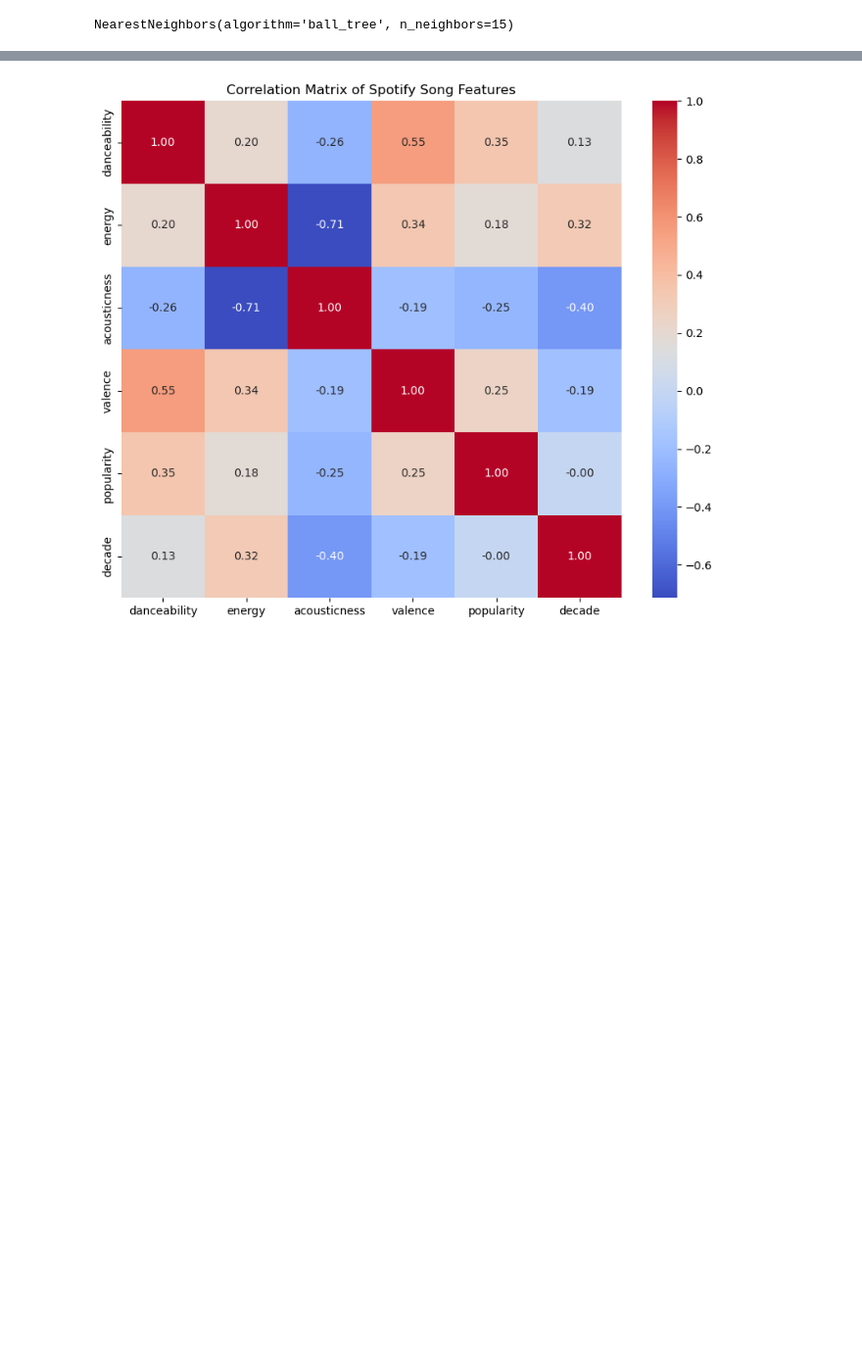
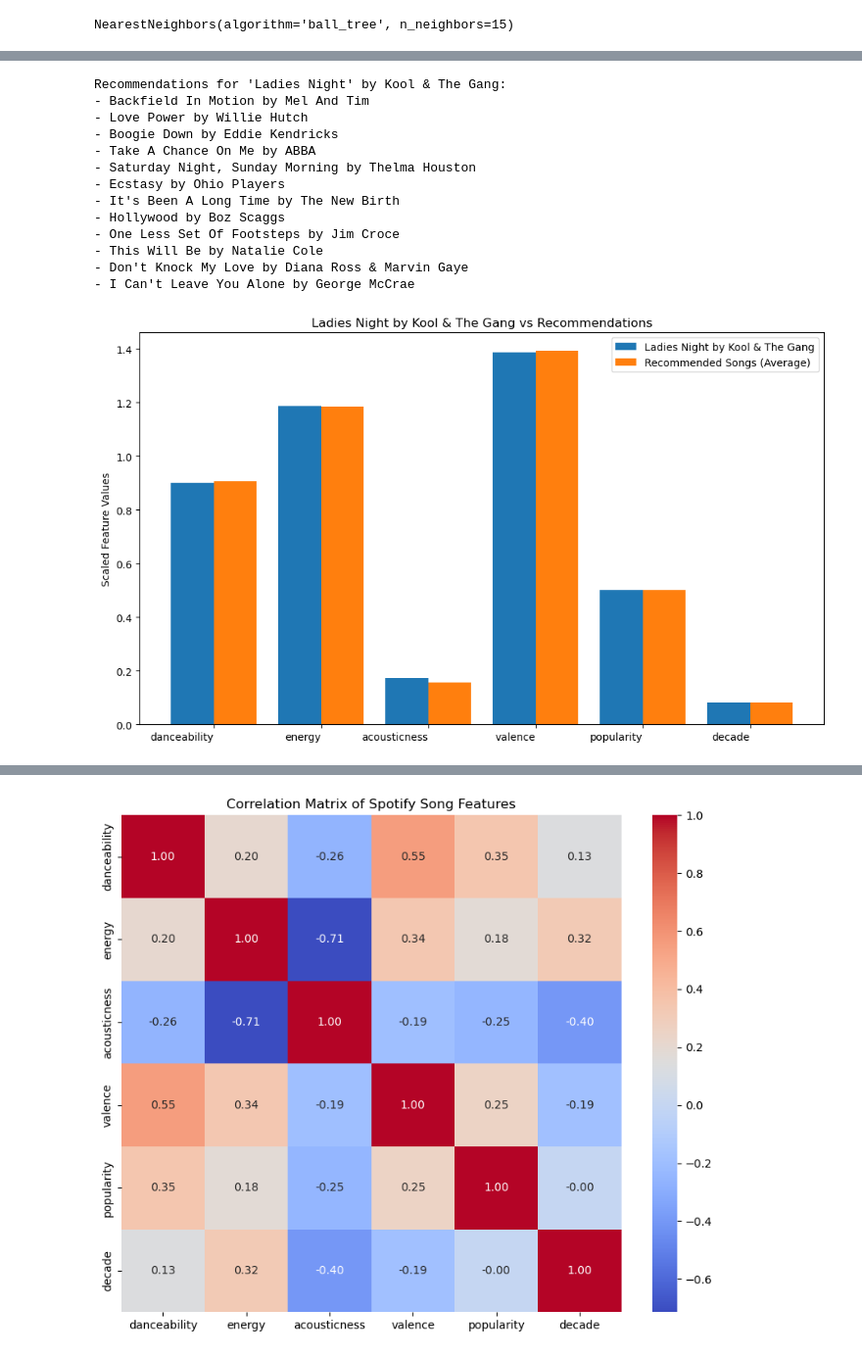
Before and after one commit to mftobin/Project4-stl, a Jupyter notebook: Evan_notebook.ipynb, the cells around one changed output, grey strips where cells are left out. Shown: that part at 98% size. Drawn from its saved outputs; the diff is of its cells as text; code cells hidden in the pictures; blank space fills up the shorter version.

Commit message:
updated visual code and weights

```diff
--- a/Evan_notebook.ipynb
+++ b/Evan_notebook.ipynb
@@ -133,0 +118,3 @@ print(X_scaled[1])
+# %%
+# Apply the weights to the scaled features
+weighted_features = X_scaled * pd.Series(weights)
@@ -134,6 +132,6 @@ print(X_scaled[1])
 # %%
 # Train a k-Nearest Neighbors model
 model = NearestNeighbors(n_neighbors=15, algorithm='ball_tree')
-model.fit(X_scaled)
+model.fit(weighted_features)
 # %% [output]
 NearestNeighbors(algorithm='ball_tree', n_neighbors=15)
@@ -187,12 +143,13 @@ def visualize_features(original_features, recommendation_features, feature_names
     # Creates a bar chart comparing features of the input song with the recommendations.
     recommendation_features = np.array(recommendation_features)
     avg_recommendation_features = recommendation_features.mean(axis=0)
+
     x = np.arange(len(feature_names))
 
     plt.figure(figsize=(10, 6))
     plt.bar(x - 0.2, original_features.flatten(), width=0.4, label=f"{song_title} by {artist_name}")
     plt.bar(x + 0.2, avg_recommendation_features, width=0.4, label="Recommended Songs (Average)")
-    plt.xticks(x, feature_names, rotation=45)
+    plt.xticks(x, feature_names, ha='right')
     plt.title(f"{song_title} by {artist_name} vs Recommendations")
     plt.ylabel("Scaled Feature Values")
     plt.legend()
@@ -236,24 +193,26 @@ def recommend_songs_with_visuals(song_title, artist_name, num_recommendations=5)
         print(f"Error: Song '{song_title}' by '{artist_name}' not found in the dataset.")
         return
 
-    # Get the index and features of the input song
+    # Get the index and weighted features of the input song
     song_index = song_row.index[0]
-    song_features = X_scaled[song_index].reshape(1, -1)
+    song_features = weighted_features.loc[song_index].values.reshape(1, -1)  # Use weighted_features here
+
+    # Convert to DataFrame with correct feature names
+    song_features_df = pd.DataFrame(song_features, columns=weighted_features.columns)
 
     # Find nearest neighbors
-    distances, indices = model.kneighbors(song_features)
+    distances, indices = model.kneighbors(song_features_df)
 
     # Map indices back to the original DataFrame
-    original_indices = songs_df.index
     recommendations = []
     recommendation_features = []  # Store features of recommended songs
 
     for i in indices.flatten():
-        original_index = original_indices[i]  # Map to original index
+        original_index = songs_df.index[i]  # Map to original index
         if (songs_df.loc[original_index, 'track_lower'] != song_row.iloc[0]['track_lower'] and
             songs_df.loc[original_index, 'artist_lower'] != song_row.iloc[0]['artist_lower']):
             recommendations.append((songs_df.loc[original_index, 'track'], songs_df.loc[original_index, 'artist']))
-            recommendation_features.append(X_scaled[original_index])  # Add features of this recommendation
+            recommendation_features.append(weighted_features.loc[original_index].values)  # Add weighted features
         if len(recommendations) >= num_recommendations:
             break
 
@@ -266,7 +225,11 @@ def recommend_songs_with_visuals(song_title, artist_name, num_recommendations=5)
         print(f"- {track} by {artist}")
 
     # Visualize features comparison
-    visualize_features(song_features, recommendation_features, features, original_song, original_artist)
+    visualize_features(
+        song_features, recommendation_features, weighted_features.columns, original_song, original_artist
+    )
 
     # Visualize t-SNE of input song and recommendations
-    visualize_tsne(song_features, recommendation_features, recommendations, original_song, original_artist)
+    visualize_tsne(
+        song_features, recommendation_features, recommendations, original_song, original_artist
+    )
@@ -288,0 +236,17 @@ Recommendations for 'Fast Car' by Tracy Chapman:
+# %%
+recommend_songs_with_visuals("ladies", "kool", 12)
+# %% [output]
+Recommendations for 'Ladies Night' by Kool & The Gang:
+- Backfield In Motion by Mel And Tim
+- Love Power by Willie Hutch
+- Boogie Down by Eddie Kendricks
+- Take A Chance On Me by ABBA
+- Saturday Night, Sunday Morning by Thelma Houston
+- Ecstasy by Ohio Players
+- It's Been A Long Time by The New Birth
+- Hollywood by Boz Scaggs
+- One Less Set Of Footsteps by Jim Croce
+- This Will Be by Natalie Cole
+- Don't Knock My Love by Diana Ross & Marvin Gaye
+- I Can't Leave You Alone by George McCrae
+[figure, added]
```
Also changed, not shown: parts of 16 cells of this notebook, 1 other file.
